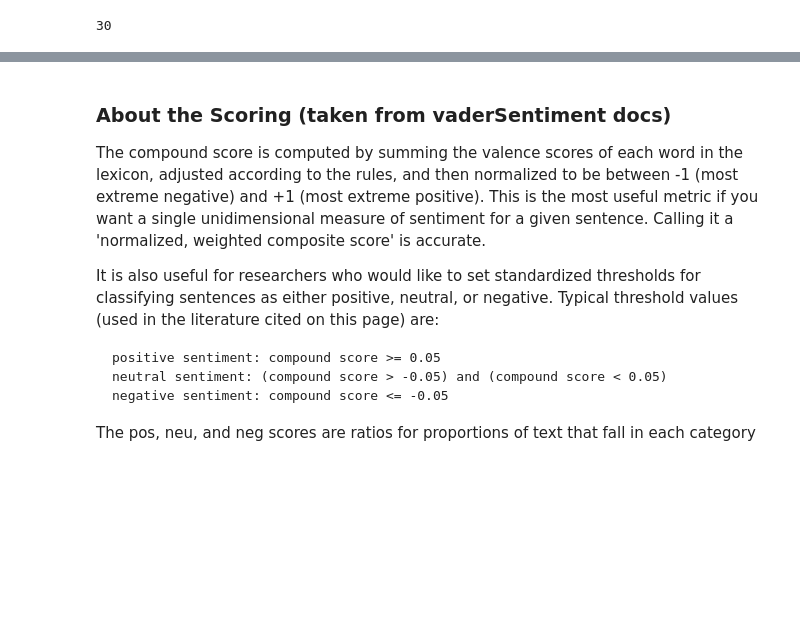
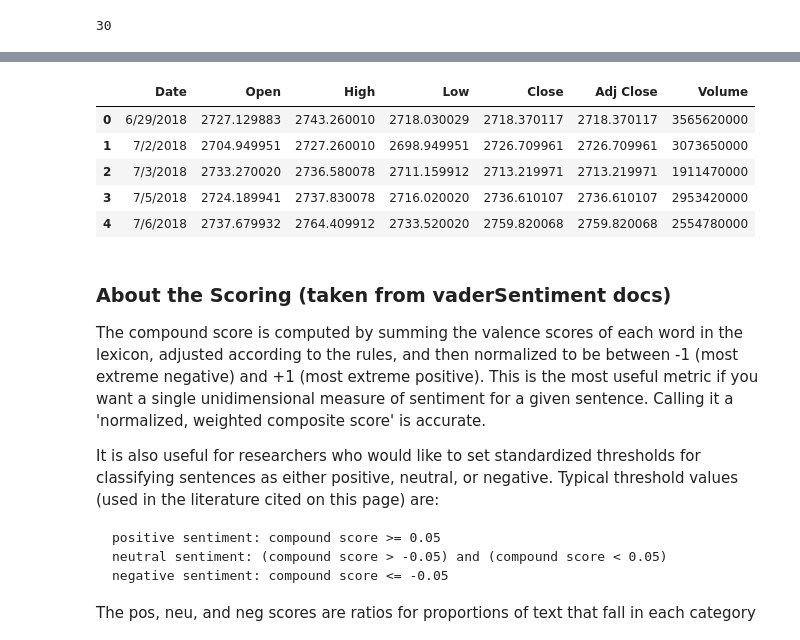
Before and after one commit to jsialcalde/news_project, a Jupyter notebook: News_Effects.ipynb, the cells around one changed output, grey strips where cells are left out. Cells and saved outputs as stored; diff of their text form; code cells hidden in the pictures; blank space fills up the shorter version.

Commit message:
added stock data csv

```diff
--- a/News_Effects.ipynb
+++ b/News_Effects.ipynb
@@ -213,7 +210,20 @@ newsFrame.iloc[7][1]
 # %%
 # import stock data
+nasdaq_data = "nasdaq.csv"
+nasdaq_pd = pd.read_csv(nasdaq_data)
+
+sp500_data = "sp500.csv"
+sp500_pd = pd.read_csv(sp500_data)
+sp500_pd.head()
 
 # Load stock data into notebook as dataframe
+# %% [output]
+|  | Date | Open | High | Low | Close | Adj Close | Volume |
+| 0 | 6/29/2018 | 2727.129883 | 2743.260010 | 2718.030029 | 2718.370117 | 2718.370117 | 3565620000 |
+| 1 | 7/2/2018 | 2704.949951 | 2727.260010 | 2698.949951 | 2726.709961 | 2726.709961 | 3073650000 |
+| 2 | 7/3/2018 | 2733.270020 | 2736.580078 | 2711.159912 | 2713.219971 | 2713.219971 | 1911470000 |
+| 3 | 7/5/2018 | 2724.189941 | 2737.830078 | 2716.020020 | 2736.610107 | 2736.610107 | 2953420000 |
+| 4 | 7/6/2018 | 2737.679932 | 2764.409912 | 2733.520020 | 2759.820068 | 2759.820068 | 2554780000 |
 # %%
 # Merge 2 DataFrames
 # %% [markdown]
```
Also changed, not shown: parts of 7 cells of this notebook, 2 other files.
